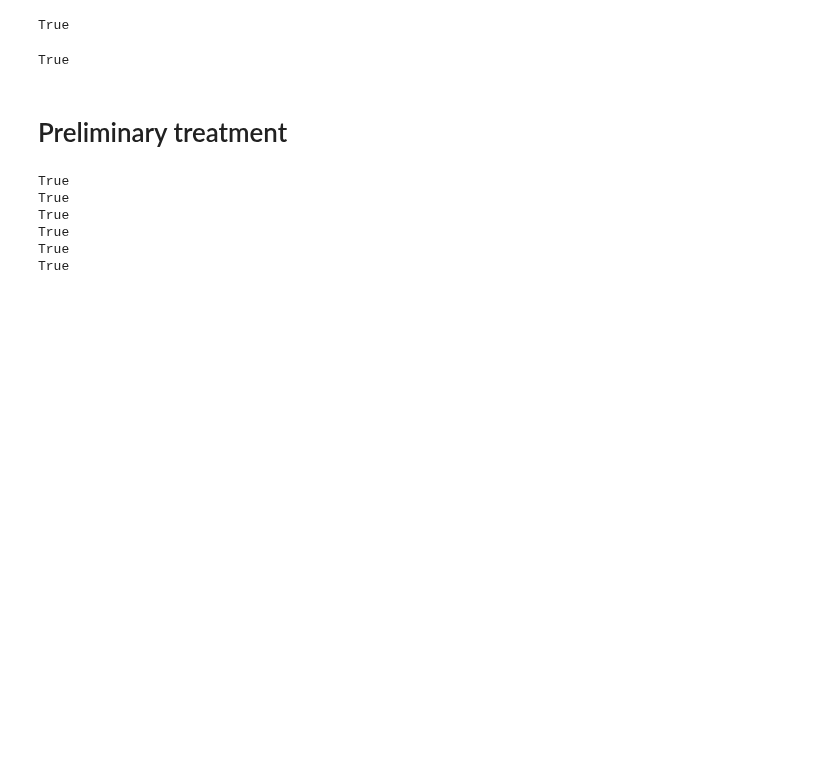
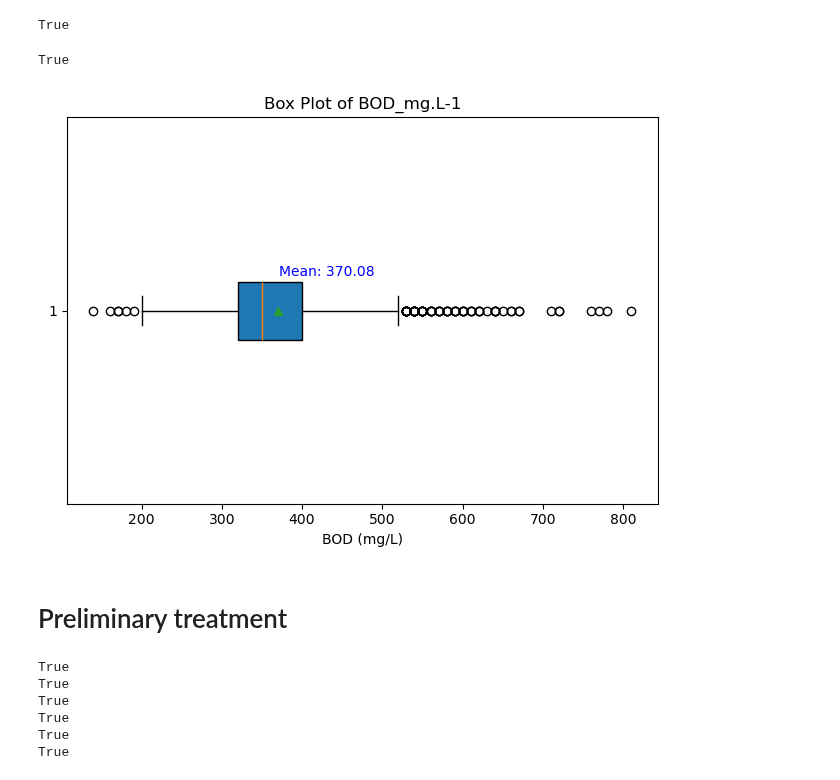
Before and after one commit to JMej0002/waterTreatmentProject2, a Jupyter notebook: Calculations/LatexGeneration.ipynb, the cells around one changed output. Cells and saved outputs as stored; diff of their text form; code cells hidden in the pictures; blank space fills up the shorter version.

```diff
--- a/Calculations/LatexGeneration.ipynb
+++ b/Calculations/LatexGeneration.ipynb
@@ -178,6 +178,37 @@ insertion=insert_text_in_tex(file_path,keyword,text)
 print(insertion)
 # %% [output]
 True
+# %%
+import pandas as pd
+import matplotlib.pyplot as plt
+
+# Load the CSV
+df = pd.read_csv('../Calculations/MWC_ETP_Daily_InfluentQuality_From2014_698890028305835467.csv')
+
+# Drop NaN values
+bod_values = df["BOD_mg.L-1"].dropna()
+
+# Compute mean
+avg_BOD = bod_values.mean()
+
+# Plot
+fig, ax = plt.subplots()
+ax.boxplot(bod_values, vert=False, showmeans=True, patch_artist=True)
+
+# Title and labels
+ax.set_title('Box Plot of BOD_mg.L-1')
+ax.set_xlabel('BOD (mg/L)')
+
+# Add text label slightly above and to the right of the mean marker
+ax.text(avg_BOD + 1, 1.1, f"Mean: {avg_BOD:.2f}", ha='left', va='center', fontsize=10, color='blue')
+
+output_path='../images/boxPlot_BOD.png'
+plt.savefig(output_path, dpi=300)
+
+plt.tight_layout()
+plt.show()
+# %% [output]
+[figure, added]
 # %% [markdown]
 # Preliminary treatment
 # %%
```
Also changed, not shown: 39 other files.
